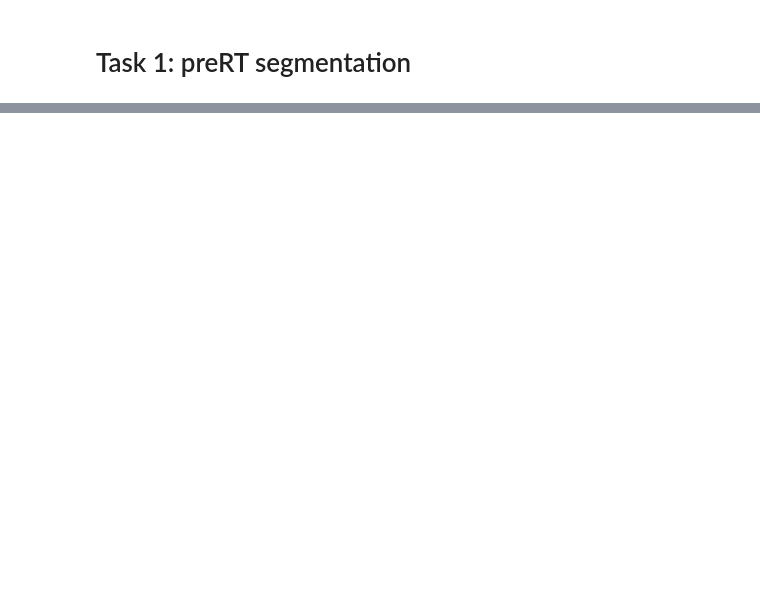
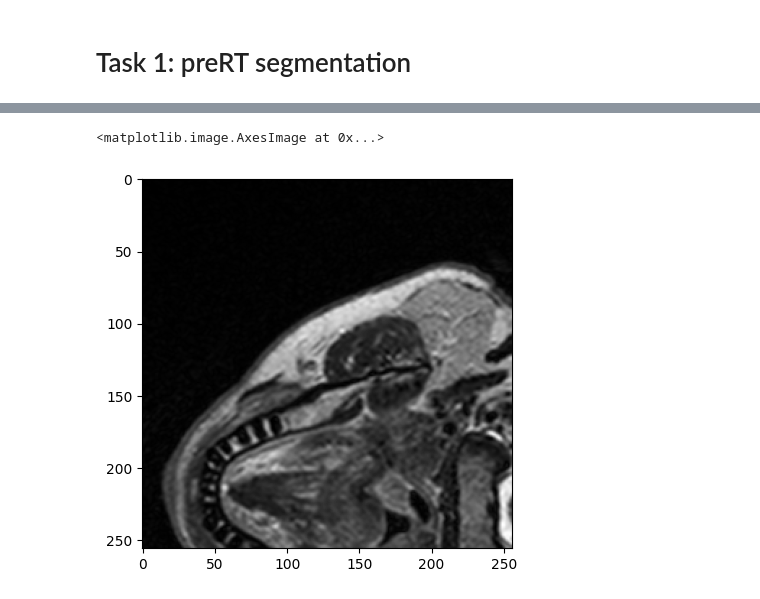
Before and after one commit to erik-tt/TDT17-mini-project, a Jupyter notebook: pre_RT.ipynb, the cells around one changed output, grey strips where cells are left out. Saved outputs shown, nothing was run; the diff lists cells and outputs as text; code cells hidden in the pictures; blank space fills up the shorter version.

```diff
--- a/pre_RT.ipynb
+++ b/pre_RT.ipynb
@@ -49,12 +48,17 @@ train_transforms = Compose(
      [
         LoadImaged(keys=["image", "label"]),
         EnsureChannelFirstd(keys=["image", "label"]),
-        Resized(keys=["image", "label"], spatial_size=(128, 128, 64)),
+        #Resized(keys=["image", "label"], spatial_size=(128, 128, 64)),
+        RandSpatialCropd(
+            keys=["image", "label"],
+            roi_size = [256, 256, 32],
+            random_center = True,
+            random_size = False
+            ),
         AsDiscreted(keys=["label"], to_onehot=3),
         ToTensord(keys=["image", "label"])
     ]
 )
-
 train_ds = Dataset(data=data_preRT, transform=train_transforms)
 val_ds = Dataset(data=validation_data, transform=train_transforms)
 
@@ -132,7 +161,10 @@ image_with_batch = torch.from_numpy(image_with_batch).float()
 label_remove_one_hot = np.argmax(label, axis=0)
 # %%
 image_vis = np.squeeze(image, axis=0)
-plt.imshow(image_vis[:, :, 40], cmap='gray')
+plt.imshow(image_vis[:, :, 20], cmap='gray')
+# %% [output]
+<matplotlib.image.AxesImage at 0x...>
+[figure, added]
 # %%
 image_with_batch = image_with_batch.to(device)
 
```
Also changed, not shown: parts of 5 cells of this notebook.
